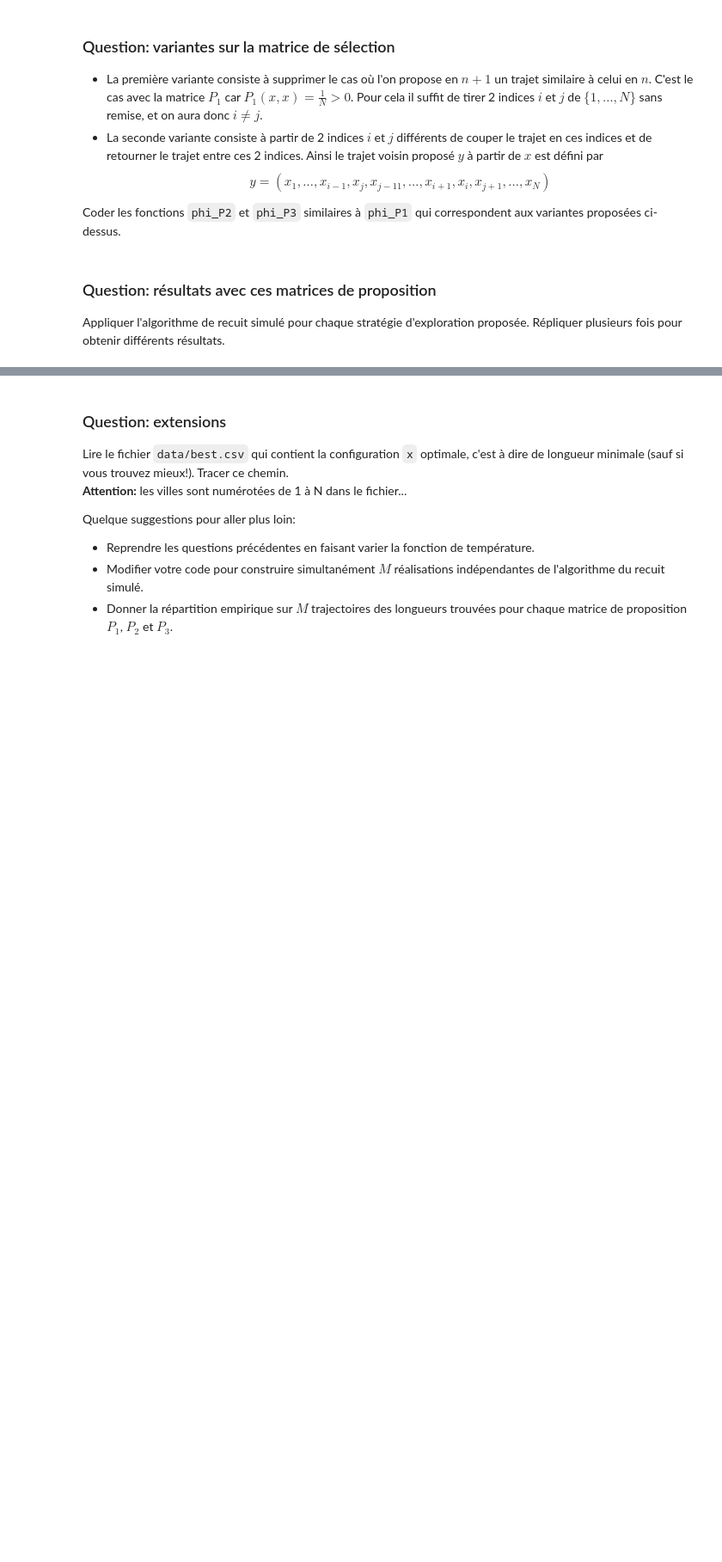
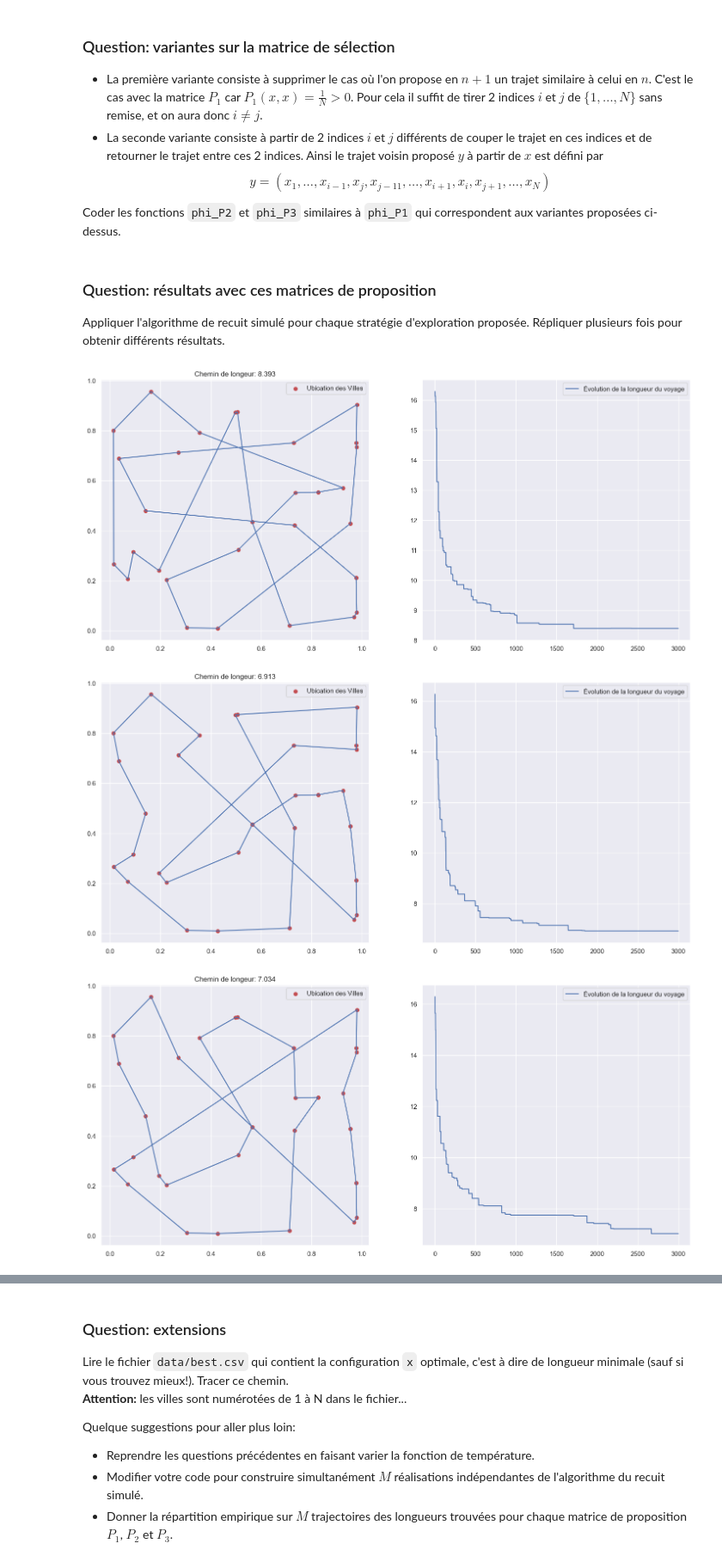
Before and after one commit to PolTibau/Probabilit-s-num-riques, a Jupyter notebook: TP/TP5 Sujet.ipynb, the cells around one changed output, grey strips where cells are left out. Shown at 86% size. Cells and saved outputs as stored; diff of their text form; code cells hidden in the pictures; blank space fills up the shorter version.

```diff
--- a/TP/TP5 Sujet.ipynb
+++ b/TP/TP5 Sujet.ipynb
@@ -289,8 +288,7 @@ Coder les fonctions `phi_P2` et `phi_P3` similaires à `phi_P1` qui corresponden
 # %%
 def phi_P2(x):
     y = x.copy()
-    i = np.random.sample(0,len(x), 2)
-    print(i)
+    i = np.random.choice(np.arange(len(x)), size=2, replace=False)
     y[i[0]] = x[i[1]]
     y[i[1]] = x[i[0]]
     return y
@@ -300,3 +305,10 @@ def phi_P3(x):
 ### Question: résultats avec ces matrices de proposition
 
 Appliquer l'algorithme de recuit simulé pour chaque stratégie d'exploration proposée. Répliquer plusieurs fois pour obtenir différents résultats.
+# %%
+for _ in range(4):
+    y2 = recuit_simule(phi_P2)
+# %% [output]
+[figure, added]
+[figure, added]
+[figure, added]
```
Also changed, not shown: parts of 9 cells of this notebook.
